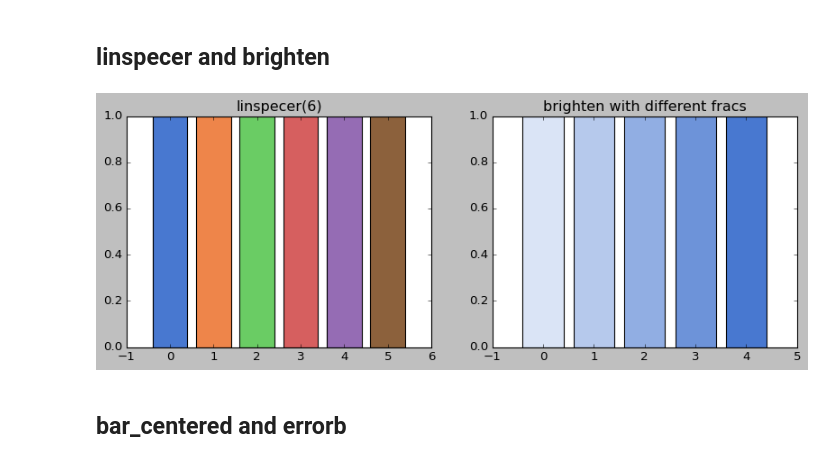
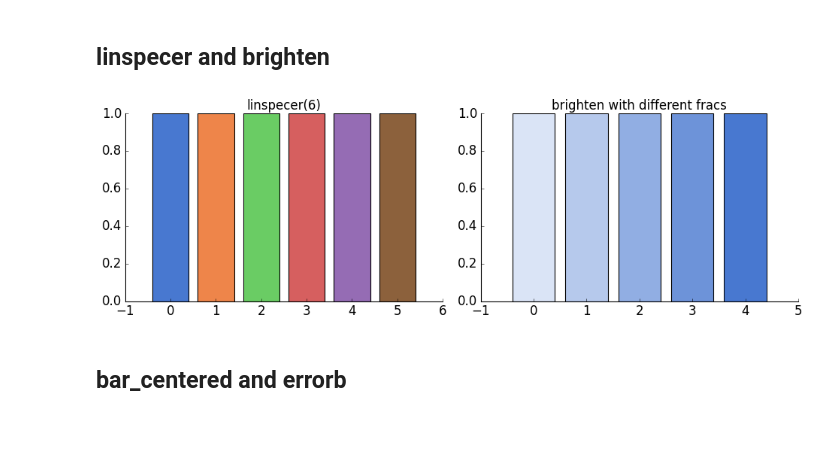
Before and after one commit to JLansey/matviz, a Jupyter notebook: docs/source/examples/visualization.ipynb, the cells around one changed output. Cells and saved outputs as stored; diff of their text form; code cells hidden in the pictures; blank space fills up the shorter version.

```diff
--- a/docs/source/examples/visualization.ipynb
+++ b/docs/source/examples/visualization.ipynb
@@ -106,6 +109,8 @@ plt.figure(figsize=(10, 6))
 for i in range(6):
     subplotter_auto(6, i)
     plt.plot(np.random.randn(50))
+    nicefy()
     title(f'Panel {i}')
+
 plt.show()
 # %% [output]
@@ -185,22 +190,23 @@ plt.show()
 # %%
 colors = linspecer(6)
 plt.figure(figsize=(12, 4))
 
 subplotter(1, 2, 0)
 for i, c in enumerate(colors):
     plt.bar(i, 1, color=c)
 title('linspecer(6)')
+nicefy()
 
 subplotter(1, 2, 1)
 base = colors[0]
 fracs = [0.2, 0.4, 0.6, 0.8, 1.0]
 for i, f in enumerate(fracs):
     plt.bar(i, 1, color=brighten(base, f))
 title('brighten with different fracs')
-
+nicefy()
 plt.show()
 # %% [output]
-[figure, old version]
+[figure, new version]
 # %% [markdown]
 ## bar_centered and errorb
 # %%
```
Also changed, not shown: parts of 9 cells of this notebook, 2 other files.
